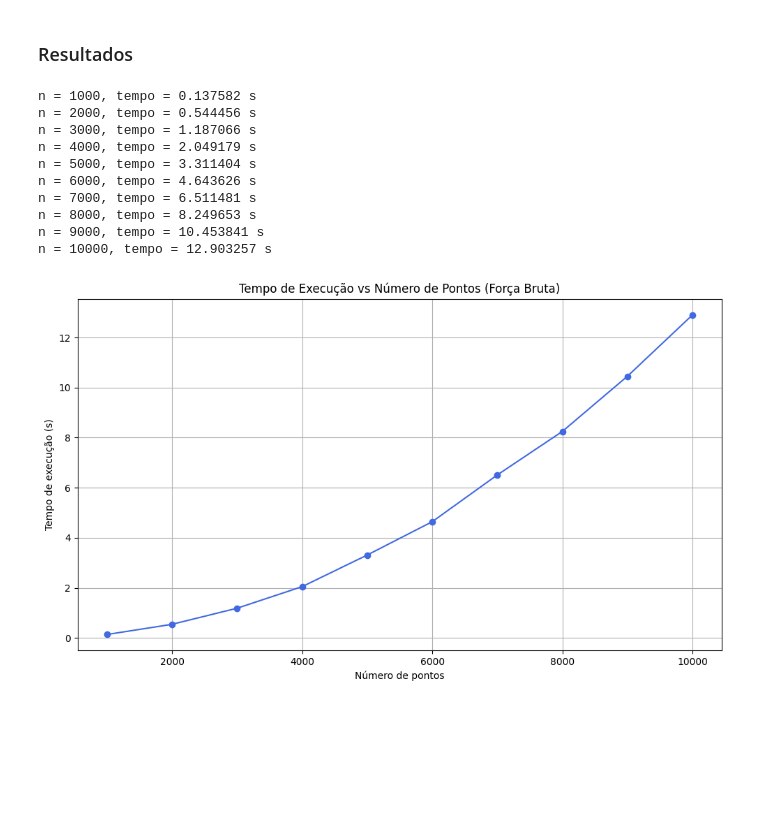
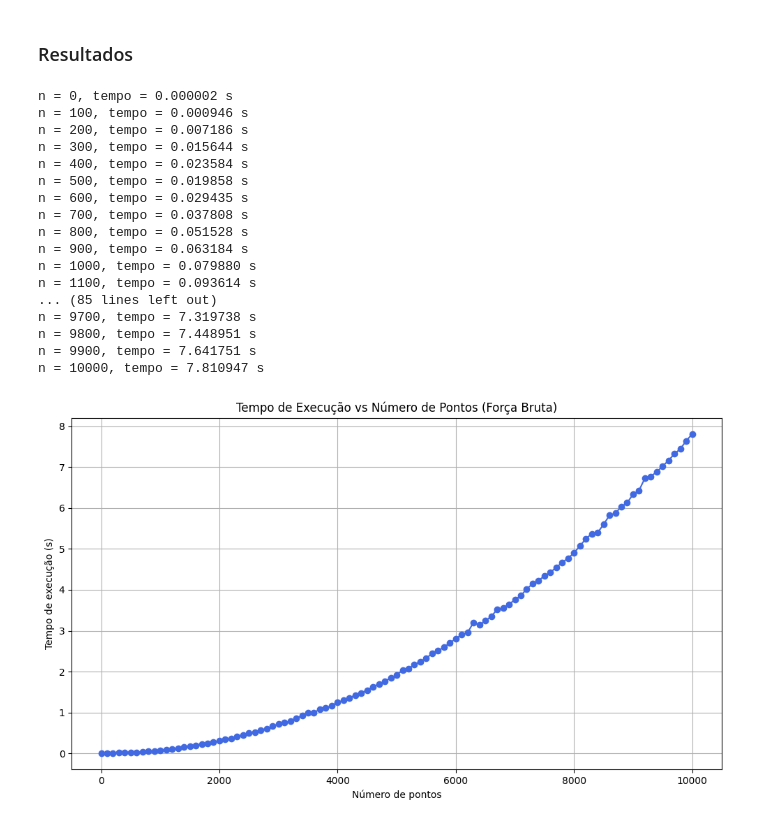
Before and after one commit to RafaelQSantos-RQS/par_de_pontos_mais_proximo, a Jupyter notebook: forca_bruta.ipynb, the cells around one changed output. Saved outputs shown, nothing was run; the diff lists cells and outputs as text; code cells hidden in the pictures; blank space fills up the shorter version.

```diff
--- a/forca_bruta.ipynb
+++ b/forca_bruta.ipynb
@@ -123,16 +123,23 @@ def testar_tempos(n_inicial: int, n_final: int, passo: int, limite: int = 1000):
 # %% [markdown]
 ### Resultados
 # %%
-testar_tempos(n_inicial=1000, n_final=10000, passo=1000,limite=10000)
+testar_tempos(n_inicial=0, n_final=10000, passo=100,limite=10000)
 # %% [output]
-n = 1000, tempo = 0.137582 s
-n = 2000, tempo = 0.544456 s
-n = 3000, tempo = 1.187066 s
-n = 4000, tempo = 2.049179 s
-n = 5000, tempo = 3.311404 s
-n = 6000, tempo = 4.643626 s
-n = 7000, tempo = 6.511481 s
-n = 8000, tempo = 8.249653 s
-n = 9000, tempo = 10.453841 s
-n = 10000, tempo = 12.903257 s
+n = 0, tempo = 0.000002 s
+n = 100, tempo = 0.000946 s
+n = 200, tempo = 0.007186 s
+n = 300, tempo = 0.015644 s
+n = 400, tempo = 0.023584 s
+n = 500, tempo = 0.019858 s
+n = 600, tempo = 0.029435 s
+n = 700, tempo = 0.037808 s
+n = 800, tempo = 0.051528 s
+n = 900, tempo = 0.063184 s
+n = 1000, tempo = 0.079880 s
+n = 1100, tempo = 0.093614 s
+... (85 lines left out)
+n = 9700, tempo = 7.319738 s
+n = 9800, tempo = 7.448951 s
+n = 9900, tempo = 7.641751 s
+n = 10000, tempo = 7.810947 s
-[figure, old version]
+[figure, new version]
```
Also changed, not shown: 6 other files.
